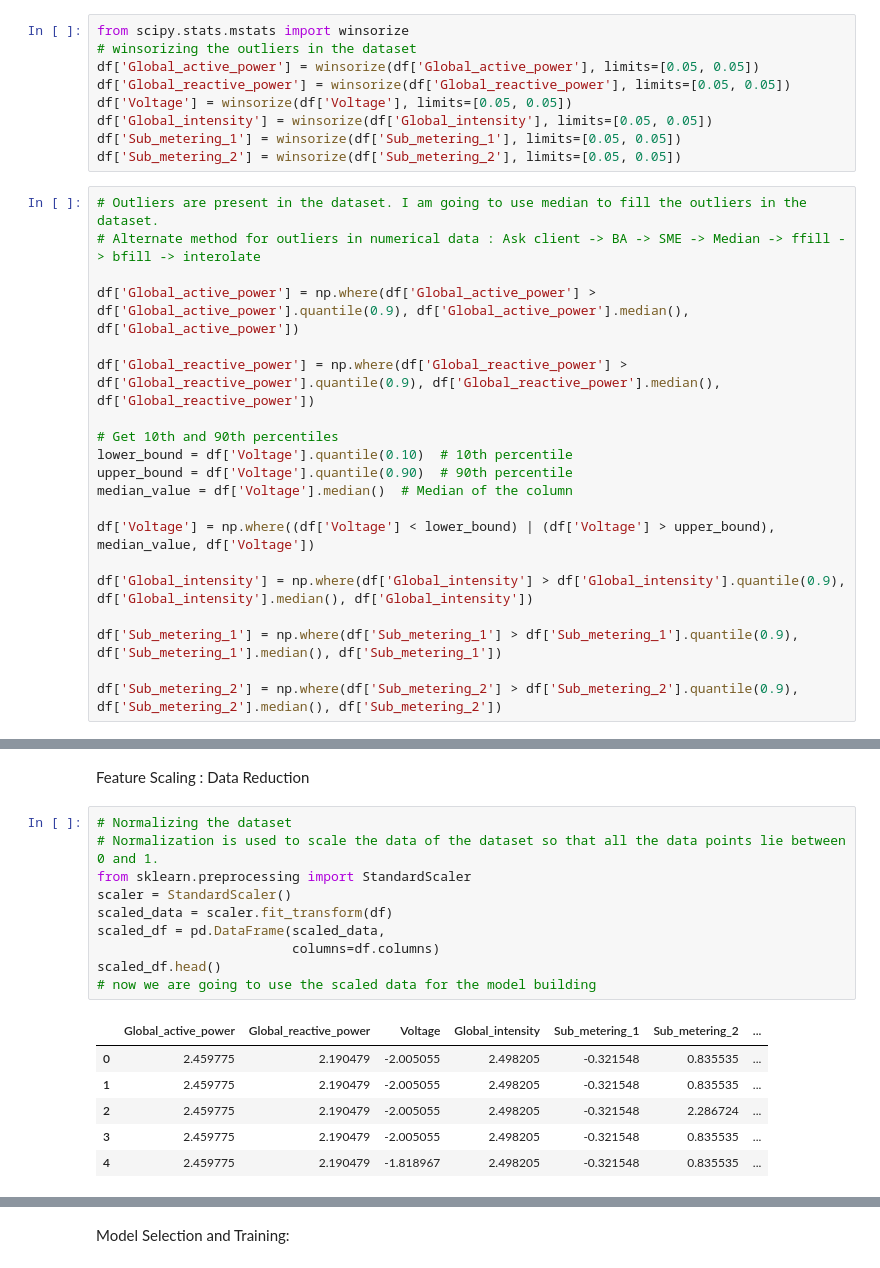
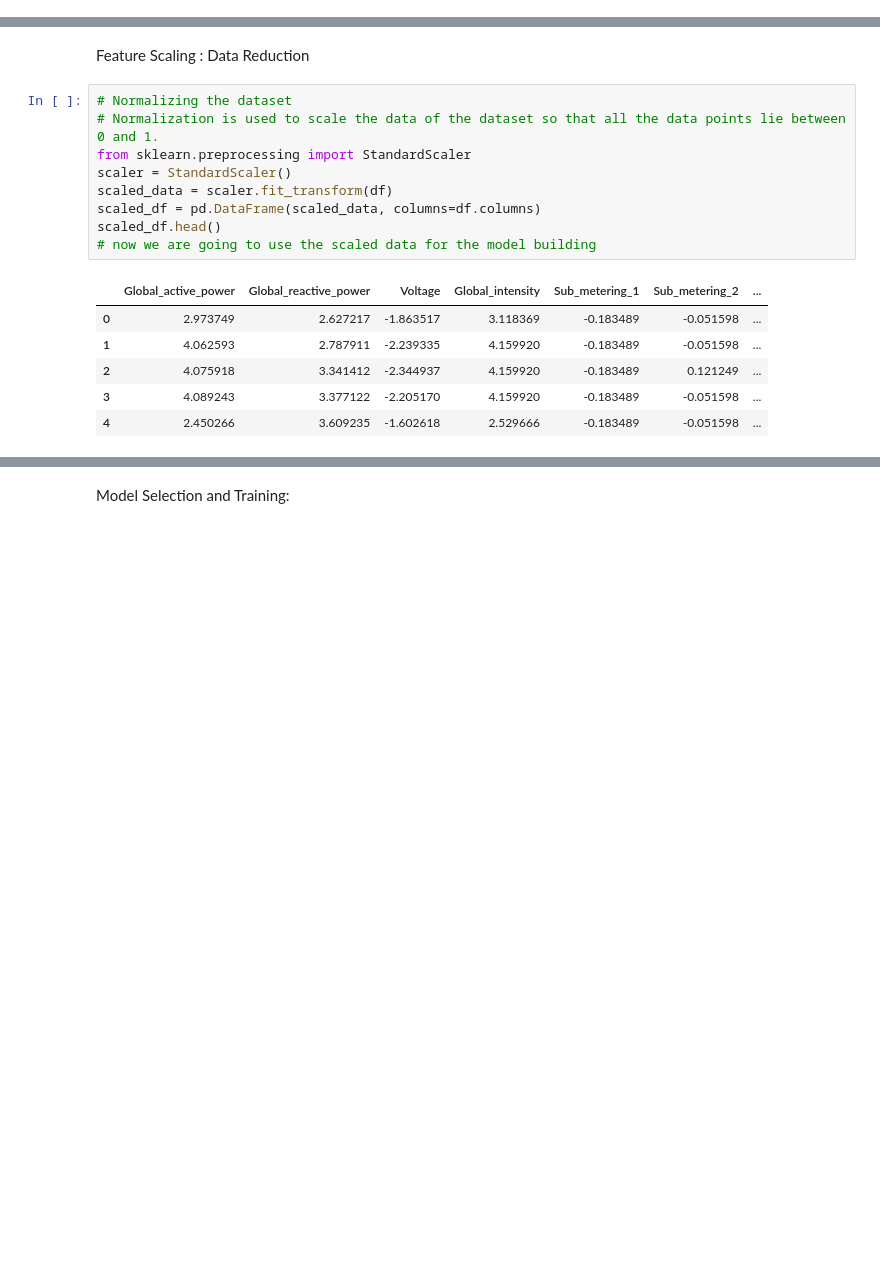
Before and after one commit to Shanchai-bit/Project-Title-PowerPulse-Household-Energy-Usage-Forecast, a Jupyter notebook: Energy_usage_forecast.ipynb, the cells around one changed output, grey strips where cells are left out. Saved outputs shown, nothing was run; the diff lists cells and outputs as text; blank space fills up the shorter version.

```diff
--- a/Energy_usage_forecast.ipynb
+++ b/Energy_usage_forecast.ipynb
@@ -205,29 +187,0 @@ for col in df.columns:
-# %%
-from scipy.stats.mstats import winsorize
-# winsorizing the outliers in the dataset
-df['Global_active_power'] = winsorize(df['Global_active_power'], limits=[0.05, 0.05])
-df['Global_reactive_power'] = winsorize(df['Global_reactive_power'], limits=[0.05, 0.05])
-df['Voltage'] = winsorize(df['Voltage'], limits=[0.05, 0.05])
-df['Global_intensity'] = winsorize(df['Global_intensity'], limits=[0.05, 0.05])
-df['Sub_metering_1'] = winsorize(df['Sub_metering_1'], limits=[0.05, 0.05])
-df['Sub_metering_2'] = winsorize(df['Sub_metering_2'], limits=[0.05, 0.05])
-# %%
-# Outliers are present in the dataset. I am going to use median to fill the outliers in the dataset.
-# Alternate method for outliers in numerical data : Ask client -> BA -> SME -> Median -> ffill -> bfill -> interolate
-
-df['Global_active_power'] = np.where(df['Global_active_power'] > df['Global_active_power'].quantile(0.9), df['Global_active_power'].median(), df['Global_active_power'])
-
-df['Global_reactive_power'] = np.where(df['Global_reactive_power'] > df['Global_reactive_power'].quantile(0.9), df['Global_reactive_power'].median(), df['Global_reactive_power'])
-
-# Get 10th and 90th percentiles
-lower_bound = df['Voltage'].quantile(0.10)  # 10th percentile
-upper_bound = df['Voltage'].quantile(0.90)  # 90th percentile
-median_value = df['Voltage'].median()  # Median of the column
-
-df['Voltage'] = np.where((df['Voltage'] < lower_bound) | (df['Voltage'] > upper_bound), median_value, df['Voltage'])
-
-df['Global_intensity'] = np.where(df['Global_intensity'] > df['Global_intensity'].quantile(0.9), df['Global_intensity'].median(), df['Global_intensity'])
-
-df['Sub_metering_1'] = np.where(df['Sub_metering_1'] > df['Sub_metering_1'].quantile(0.9), df['Sub_metering_1'].median(), df['Sub_metering_1'])
-
-df['Sub_metering_2'] = np.where(df['Sub_metering_2'] > df['Sub_metering_2'].quantile(0.9), df['Sub_metering_2'].median(), df['Sub_metering_2'])
@@ -272,17 +190,16 @@ Feature Scaling : Data Reduction
 # %%
 # Normalizing the dataset
 # Normalization is used to scale the data of the dataset so that all the data points lie between 0 and 1.
 from sklearn.preprocessing import StandardScaler
 scaler = StandardScaler()
 scaled_data = scaler.fit_transform(df)
-scaled_df = pd.DataFrame(scaled_data,
-                         columns=df.columns)
+scaled_df = pd.DataFrame(scaled_data, columns=df.columns)
 scaled_df.head()
 # now we are going to use the scaled data for the model building
 # %% [output]
 |  | Global_active_power | Global_reactive_power | Voltage | Global_intensity | Sub_metering_1 | Sub_metering_2 | ... |
-| 0 | 2.459775 | 2.190479 | -2.005055 | 2.498205 | -0.321548 | 0.835535 | ... |
-| 1 | 2.459775 | 2.190479 | -2.005055 | 2.498205 | -0.321548 | 0.835535 | ... |
-| 2 | 2.459775 | 2.190479 | -2.005055 | 2.498205 | -0.321548 | 2.286724 | ... |
-| 3 | 2.459775 | 2.190479 | -2.005055 | 2.498205 | -0.321548 | 0.835535 | ... |
-| 4 | 2.459775 | 2.190479 | -1.818967 | 2.498205 | -0.321548 | 0.835535 | ... |
+| 0 | 2.973749 | 2.627217 | -1.863517 | 3.118369 | -0.183489 | -0.051598 | ... |
+| 1 | 4.062593 | 2.787911 | -2.239335 | 4.159920 | -0.183489 | -0.051598 | ... |
+| 2 | 4.075918 | 3.341412 | -2.344937 | 4.159920 | -0.183489 | 0.121249 | ... |
+| 3 | 4.089243 | 3.377122 | -2.205170 | 4.159920 | -0.183489 | -0.051598 | ... |
+| 4 | 2.450266 | 3.609235 | -1.602618 | 2.529666 | -0.183489 | -0.051598 | ... |
```
Also changed, not shown: parts of 14 cells of this notebook.
